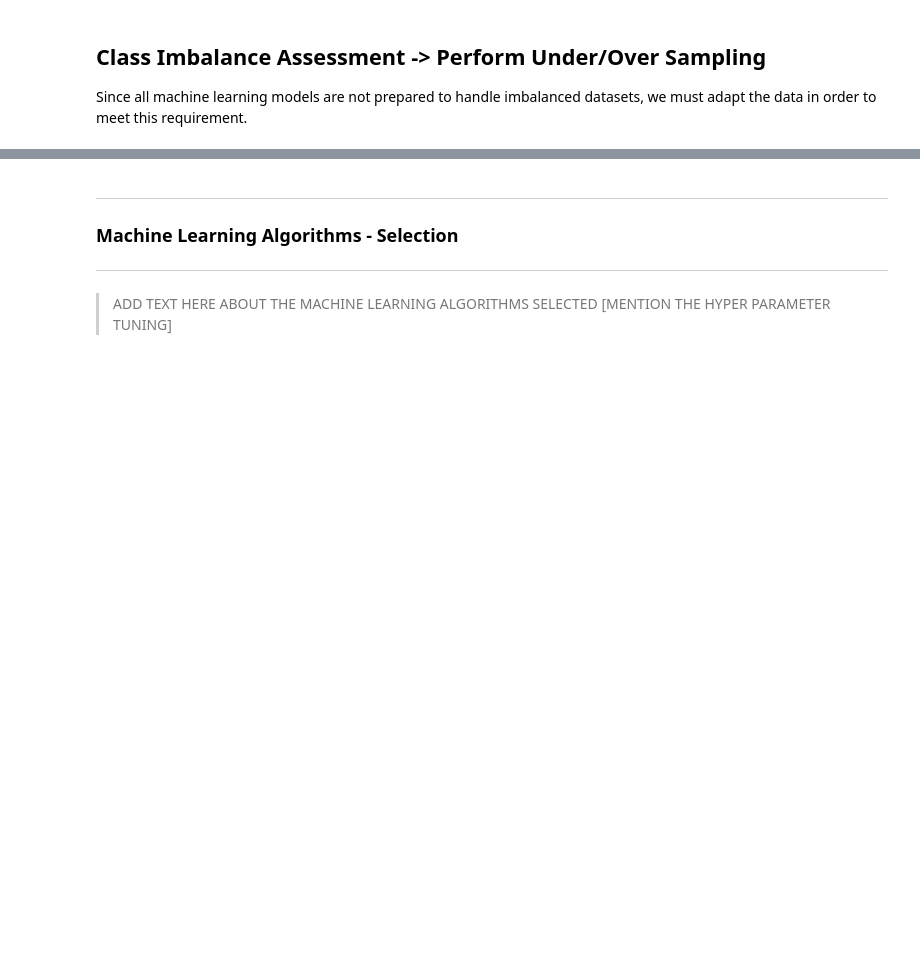
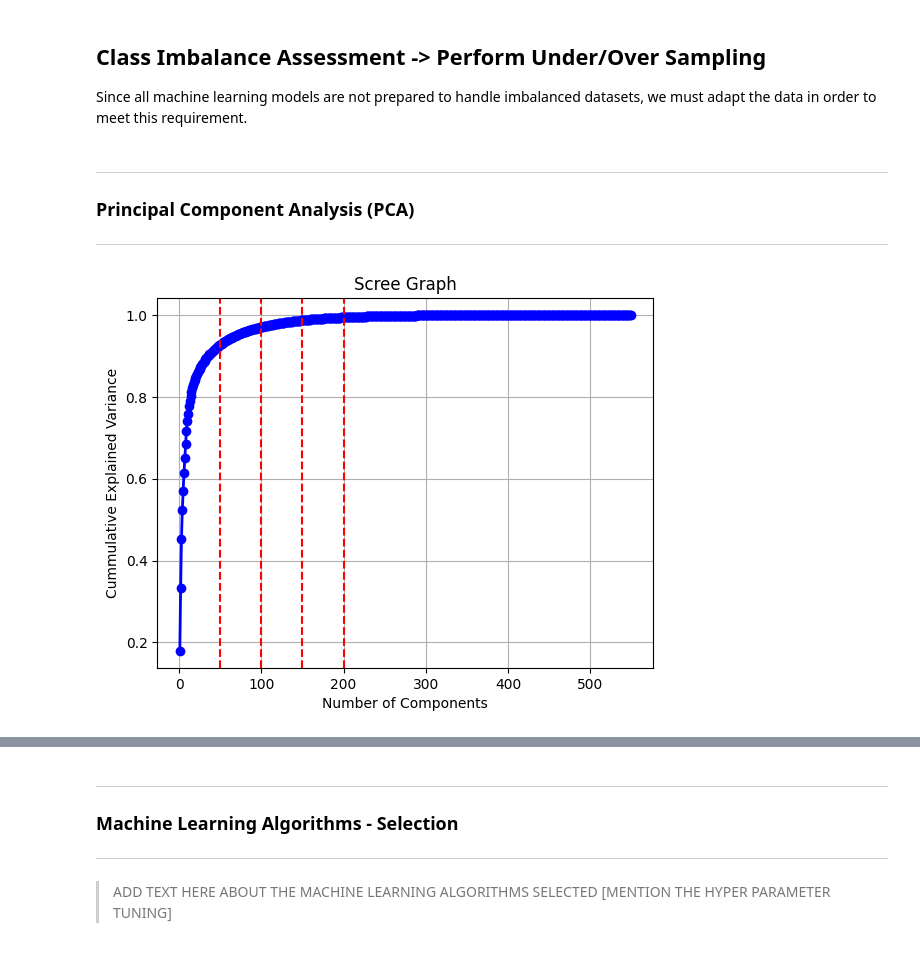
Before and after one commit to EstevesX10/Lung-Cancer-Classification-with-CT-Scans, a Jupyter notebook: Lung Cancer Classification with CT Scans/LungCancerClassification.ipynb, the cells around one changed output, grey strips where cells are left out. Cells and saved outputs as stored; diff of their text form; code cells hidden in the pictures; blank space fills up the shorter version.

```diff
--- a/Lung Cancer Classification with CT Scans/LungCancerClassification.ipynb
+++ b/Lung Cancer Classification with CT Scans/LungCancerClassification.ipynb
@@ -661,3 +662,42 @@ y = df_final['malignancy']
 # Split the data across multiple folds while maintaining a class proportion between train and test sets
 # as well as keeping each group in one of these sets (Keeping the nodules of each patient inside the same set)
 folds = stratifiedGroupKFoldSplit(df_final, useSMOTE=True, n_splits=5)
+# %% [markdown]
+---
+### Principal Component Analysis (PCA)
+---
+# %%
+def computePCA(numberComponents, X):
+    # Setting a default value for the number of components
+    numberComponents = X.shape[1] - 1 if numberComponents is None or numberComponents >= X.shape[1] else numberComponents
+
+    # Initialize a PCA object instance
+    pca = PCA(n_components=numberComponents)
+
+    # Get the most important features
+    X_pca = pca.fit_transform(X)
+
+    # Compute the explained variance
+    explainedVariance = np.cumsum(pca.explained_variance_ratio_)
+
+    # Get the principal Component Values
+    pcValues = np.arange(pca.n_components_) + 1
+
+    # Return the most important features, the explained variance as well as the principal component values
+    return (X_pca, explainedVariance, pcValues)
+# %%
+def plotScreeGraph(pcValues, explainedVariance):
+    plt.plot(pcValues, explainedVariance, 'o-', linewidth=2, color='blue')
+    plt.title('Scree Graph')
+    plt.xlabel('Number of Components')
+    plt.ylabel('Cummulative Explained Variance')
+    for x in (50, 100, 150, 200):
+        plt.axvline(x=x, color='red', linestyle='--')
+    # plt.figure(figsize=(8,4))
+    plt.grid(True)
+    plt.show()
+# %%
+(X_pca, explainedVariance, pcValues) = computePCA(549, X)
+plotScreeGraph(pcValues, explainedVariance)
+# %% [output]
+[figure, added]
```
Also changed, not shown: parts of 5 cells of this notebook.
